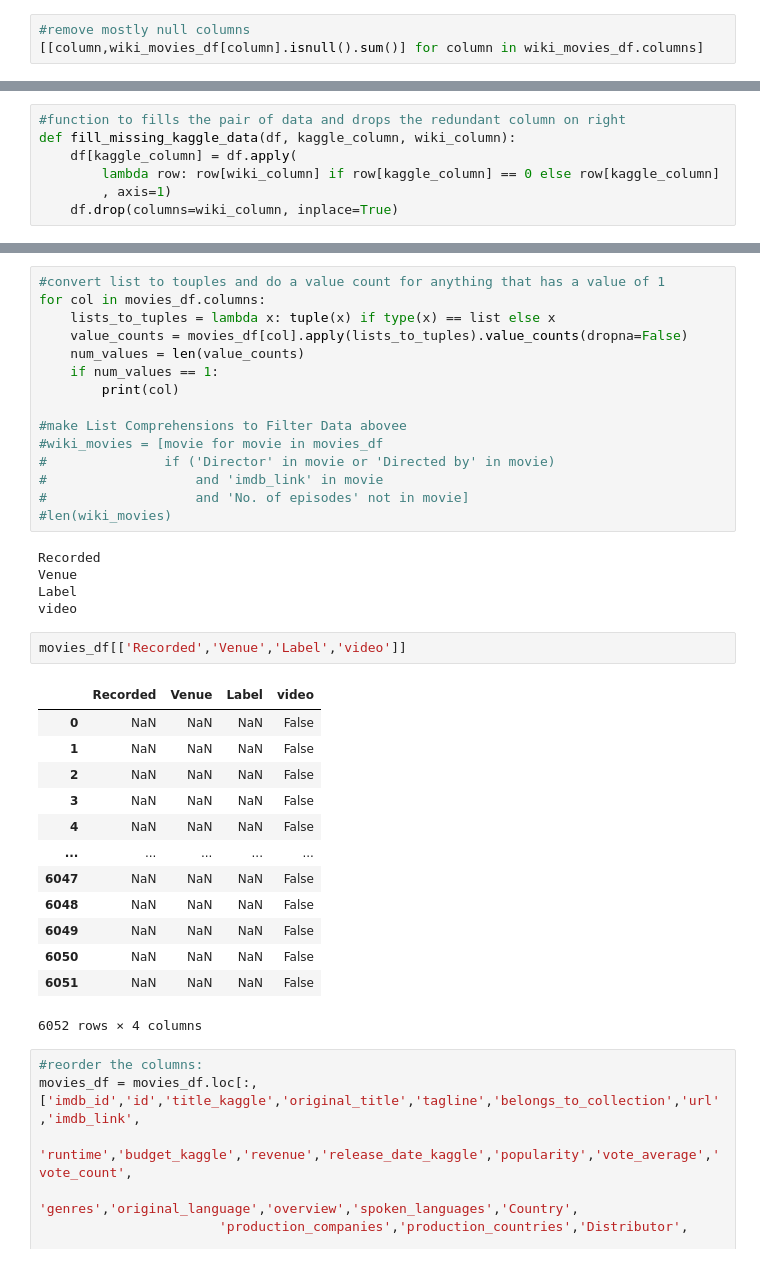
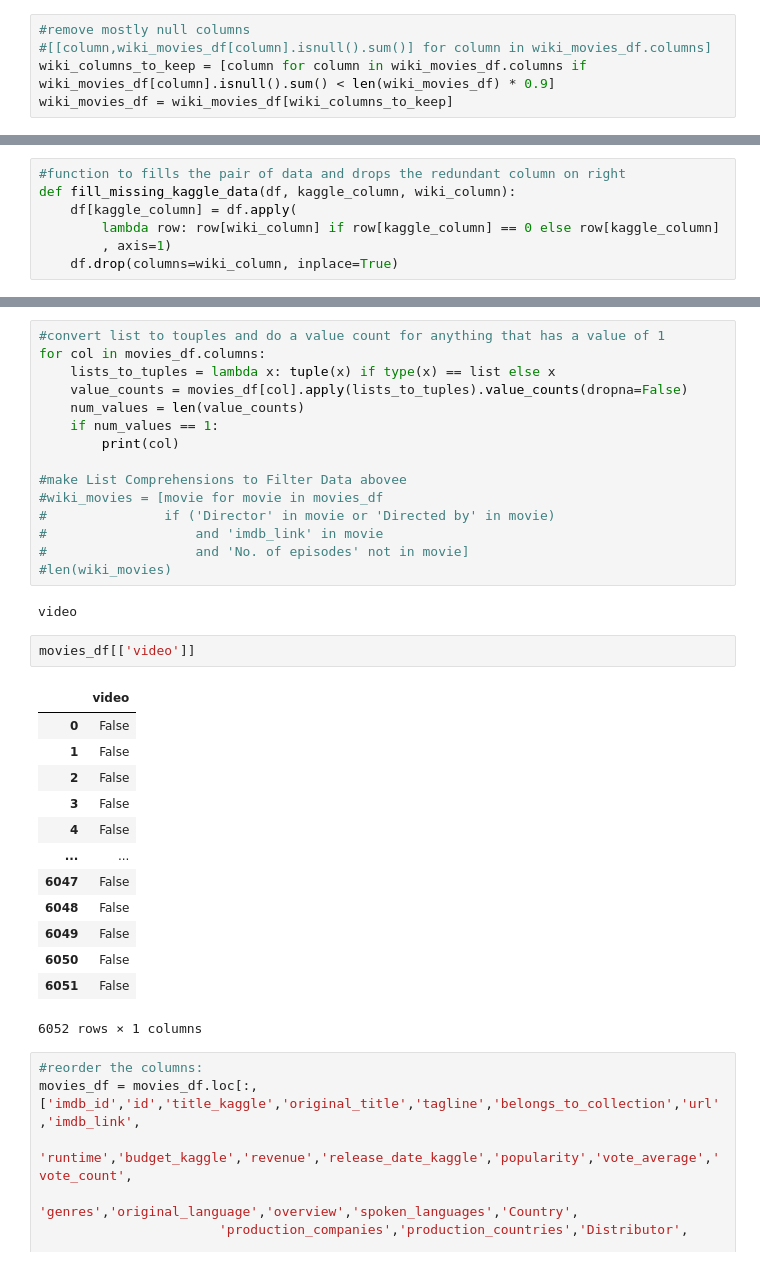
Before and after one commit to paulviet/Movies-ETL, a Jupyter notebook: Merged-ETL.ipynb, the cells around one changed output, grey strips where cells are left out. Drawn from its saved outputs; the diff is of its cells as text.

```diff
--- a/Merged-ETL.ipynb
+++ b/Merged-ETL.ipynb
@@ -224,4 +224,6 @@ wiki_movies_df.head()
 5 rows × 40 columns
 # %%
 #remove mostly null columns
-[[column,wiki_movies_df[column].isnull().sum()] for column in wiki_movies_df.columns]
+#[[column,wiki_movies_df[column].isnull().sum()] for column in wiki_movies_df.columns]
+wiki_columns_to_keep = [column for column in wiki_movies_df.columns if wiki_movies_df[column].isnull().sum() < len(wiki_movies_df) * 0.9]
+wiki_movies_df = wiki_movies_df[wiki_columns_to_keep]
@@ -1087,26 +1071,23 @@ for col in movies_df.columns:
 #                   and 'No. of episodes' not in movie]
 #len(wiki_movies)
 # %% [output]
-Recorded
-Venue
-Label
 video
 # %%
-movies_df[['Recorded','Venue','Label','video']]
+movies_df[['video']]
 # %% [output]
-|  | Recorded | Venue | Label | video |
-| 0 | NaN | NaN | NaN | False |
-| 1 | NaN | NaN | NaN | False |
-| 2 | NaN | NaN | NaN | False |
-| 3 | NaN | NaN | NaN | False |
-| 4 | NaN | NaN | NaN | False |
-| ... | ... | ... | ... | ... |
-| 6047 | NaN | NaN | NaN | False |
-| 6048 | NaN | NaN | NaN | False |
-| 6049 | NaN | NaN | NaN | False |
-| 6050 | NaN | NaN | NaN | False |
-| 6051 | NaN | NaN | NaN | False |
+|  | video |
+| 0 | False |
+| 1 | False |
+| 2 | False |
+| 3 | False |
+| 4 | False |
+| ... | ... |
+| 6047 | False |
+| 6048 | False |
+| 6049 | False |
+| 6050 | False |
+| 6051 | False |
-6052 rows × 4 columns
+6052 rows × 1 columns
 # %%
 #reorder the columns:
 movies_df = movies_df.loc[:, ['imdb_id','id','title_kaggle','original_title','tagline','belongs_to_collection','url','imdb_link',
```
Also changed, not shown: parts of 11 cells of this notebook.
